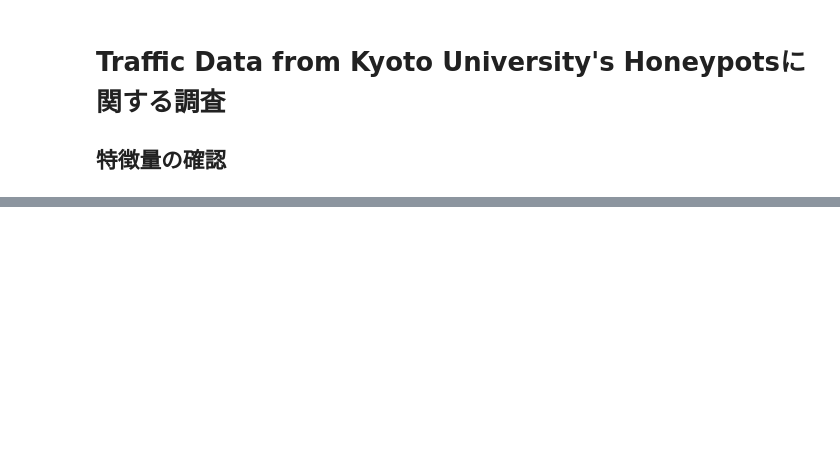
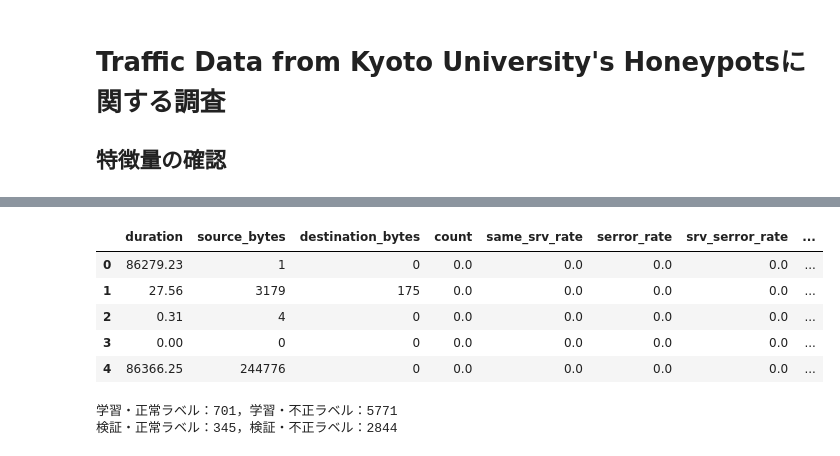
Before and after one commit to RyutaSato/ml-study-archive-rsato, a Jupyter notebook: kyoto_2016/main-2023-6-30.ipynb, the cells around one changed output, grey strips where cells are left out. Drawn from its saved outputs; the diff is of its cells as text; code cells hidden in the pictures; blank space fills up the shorter version.

```diff
--- a/kyoto_2016/main-2023-6-30.ipynb
+++ b/kyoto_2016/main-2023-6-30.ipynb
@@ -40,0 +149,5 @@ data.head()
+# %%
+# 特徴量とラベルに分割
+data_x = data.copy().drop('label', axis=1)
+# 正常ラベルを0，不正ラベルを1とする
+data_y = data['label'].copy().apply(lambda x: 0 if x > 0 else 1)
@@ -40,0 +175,10 @@ data.head()
+# %%
+data_x = data_x.drop(['service', 'flag', 'ids_detection', 'malware_detection', 'ashula_detection', 'source_ip_address', 'destination_ip_address', 'start_time', 'duration?', 'protocol'], axis=1)
+data_x.head()
+# %% [output]
+|  | duration | source_bytes | destination_bytes | count | same_srv_rate | serror_rate | srv_serror_rate | ... |
+| 0 | 86279.23 | 1 | 0 | 0.0 | 0.0 | 0.0 | 0.0 | ... |
+| 1 | 27.56 | 3179 | 175 | 0.0 | 0.0 | 0.0 | 0.0 | ... |
+| 2 | 0.31 | 4 | 0 | 0.0 | 0.0 | 0.0 | 0.0 | ... |
+| 3 | 0.00 | 0 | 0 | 0.0 | 0.0 | 0.0 | 0.0 | ... |
+| 4 | 86366.25 | 244776 | 0 | 0.0 | 0.0 | 0.0 | 0.0 | ... |
@@ -40,0 +192,6 @@ data.head()
+# %%
+print(f"学習・正常ラベル：{np.sum(y_train == 0)}，学習・不正ラベル：{np.sum(y_train   == 1)}")
+print(f"検証・正常ラベル：{np.sum(y_test == 0)}，検証・不正ラベル：{np.sum(y_test == 1)}")
+# %% [output]
+学習・正常ラベル：701，学習・不正ラベル：5771
+検証・正常ラベル：345，検証・不正ラベル：2844
```
Also changed, not shown: parts of 17 cells of this notebook, 4 other files.
